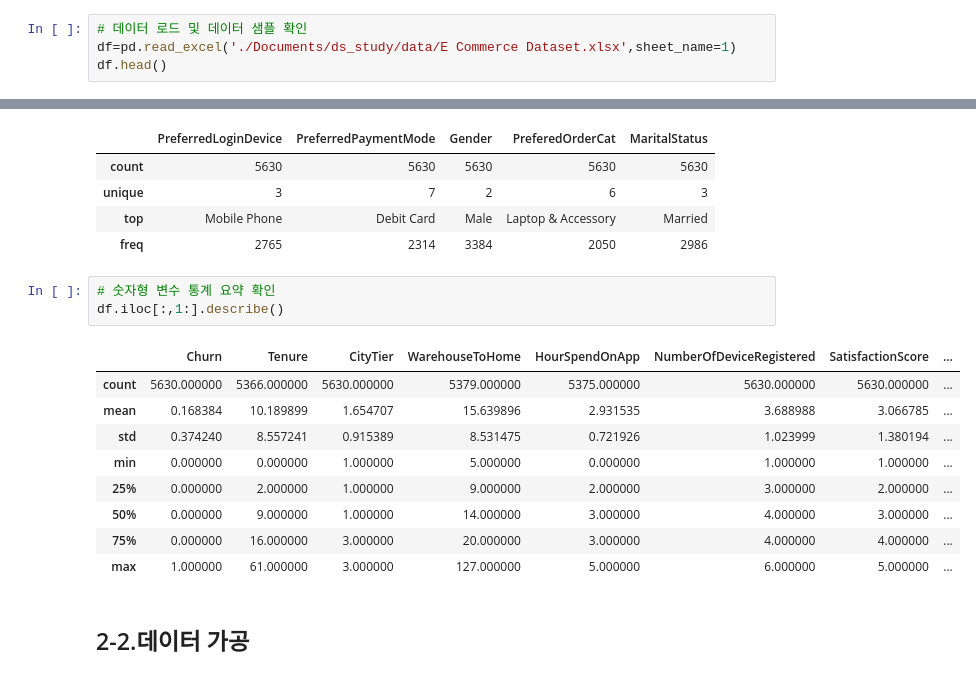
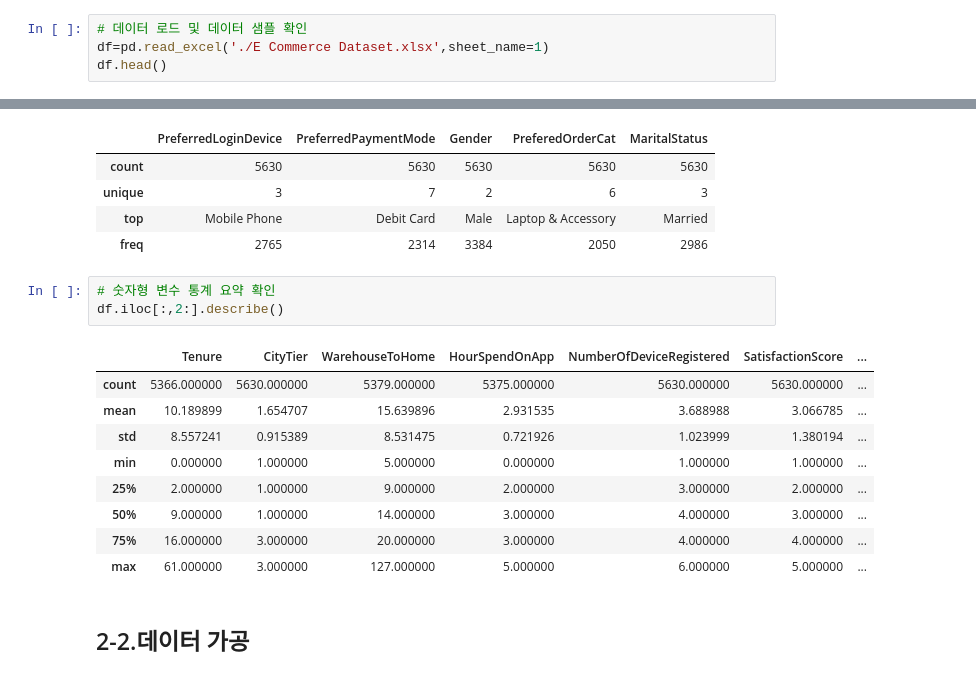
Before and after one commit to JungSooYeon823/portfolio, a Jupyter notebook: 1.이탈 예측 모델링을 통한 고객 이탈 최소화 및 내부 고객 관리 강화/이탈 예측 모델링을 통한 고객 이탈 최소화 및 내부 고객 관리 강화.ipynb, the cells around one changed output, grey strips where cells are left out. Drawn from its saved outputs; the diff is of its cells as text.

```diff
--- a/1.이탈 예측 모델링을 통한 고객 이탈 최소화 및 내부 고객 관리 강화/이탈 예측 모델링을 통한 고객 이탈 최소화 및 내부 고객 관리 강화.ipynb
+++ b/1.이탈 예측 모델링을 통한 고객 이탈 최소화 및 내부 고객 관리 강화/이탈 예측 모델링을 통한 고객 이탈 최소화 및 내부 고객 관리 강화.ipynb
@@ -45,6 +28,6 @@ warnings.filterwarnings(action='ignore', category=FutureWarning)
 # %%
 # 데이터 로드 및 데이터 샘플 확인
-df=pd.read_excel('./Documents/ds_study/data/E Commerce Dataset.xlsx',sheet_name=1)
+df=pd.read_excel('./E Commerce Dataset.xlsx',sheet_name=1)
 df.head()
 # %% [output]
 |  | CustomerID | Churn | Tenure | PreferredLoginDevice | CityTier | WarehouseToHome | PreferredPaymentMode | ... |
@@ -98,17 +69,17 @@ df.select_dtypes(include='O').describe()
 | freq | 2765 | 2314 | 3384 | 2050 | 2986 |
 # %%
 # 숫자형 변수 통계 요약 확인
-df.iloc[:,1:].describe()
+df.iloc[:,2:].describe()
 # %% [output]
-|  | Churn | Tenure | CityTier | WarehouseToHome | HourSpendOnApp | NumberOfDeviceRegistered | SatisfactionScore | ... |
-| count | 5630.000000 | 5366.000000 | 5630.000000 | 5379.000000 | 5375.000000 | 5630.000000 | 5630.000000 | ... |
-| mean | 0.168384 | 10.189899 | 1.654707 | 15.639896 | 2.931535 | 3.688988 | 3.066785 | ... |
-| std | 0.374240 | 8.557241 | 0.915389 | 8.531475 | 0.721926 | 1.023999 | 1.380194 | ... |
-| min | 0.000000 | 0.000000 | 1.000000 | 5.000000 | 0.000000 | 1.000000 | 1.000000 | ... |
-| 25% | 0.000000 | 2.000000 | 1.000000 | 9.000000 | 2.000000 | 3.000000 | 2.000000 | ... |
-| 50% | 0.000000 | 9.000000 | 1.000000 | 14.000000 | 3.000000 | 4.000000 | 3.000000 | ... |
-| 75% | 0.000000 | 16.000000 | 3.000000 | 20.000000 | 3.000000 | 4.000000 | 4.000000 | ... |
-| max | 1.000000 | 61.000000 | 3.000000 | 127.000000 | 5.000000 | 6.000000 | 5.000000 | ... |
+|  | Tenure | CityTier | WarehouseToHome | HourSpendOnApp | NumberOfDeviceRegistered | SatisfactionScore | ... |
+| count | 5366.000000 | 5630.000000 | 5379.000000 | 5375.000000 | 5630.000000 | 5630.000000 | ... |
+| mean | 10.189899 | 1.654707 | 15.639896 | 2.931535 | 3.688988 | 3.066785 | ... |
+| std | 8.557241 | 0.915389 | 8.531475 | 0.721926 | 1.023999 | 1.380194 | ... |
+| min | 0.000000 | 1.000000 | 5.000000 | 0.000000 | 1.000000 | 1.000000 | ... |
+| 25% | 2.000000 | 1.000000 | 9.000000 | 2.000000 | 3.000000 | 2.000000 | ... |
+| 50% | 9.000000 | 1.000000 | 14.000000 | 3.000000 | 4.000000 | 3.000000 | ... |
+| 75% | 16.000000 | 3.000000 | 20.000000 | 3.000000 | 4.000000 | 4.000000 | ... |
+| max | 61.000000 | 3.000000 | 127.000000 | 5.000000 | 6.000000 | 5.000000 | ... |
 # %% [markdown]
 ## 2-2.데이터 가공
 # %%
```
Also changed, not shown: parts of 239 cells of this notebook, 7 other files.
